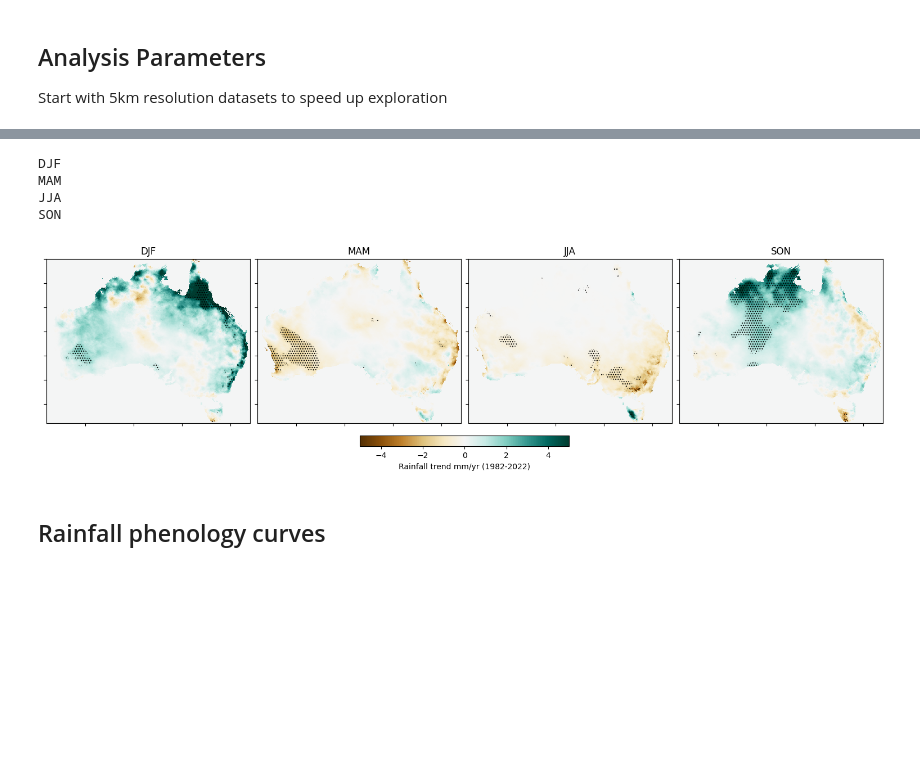
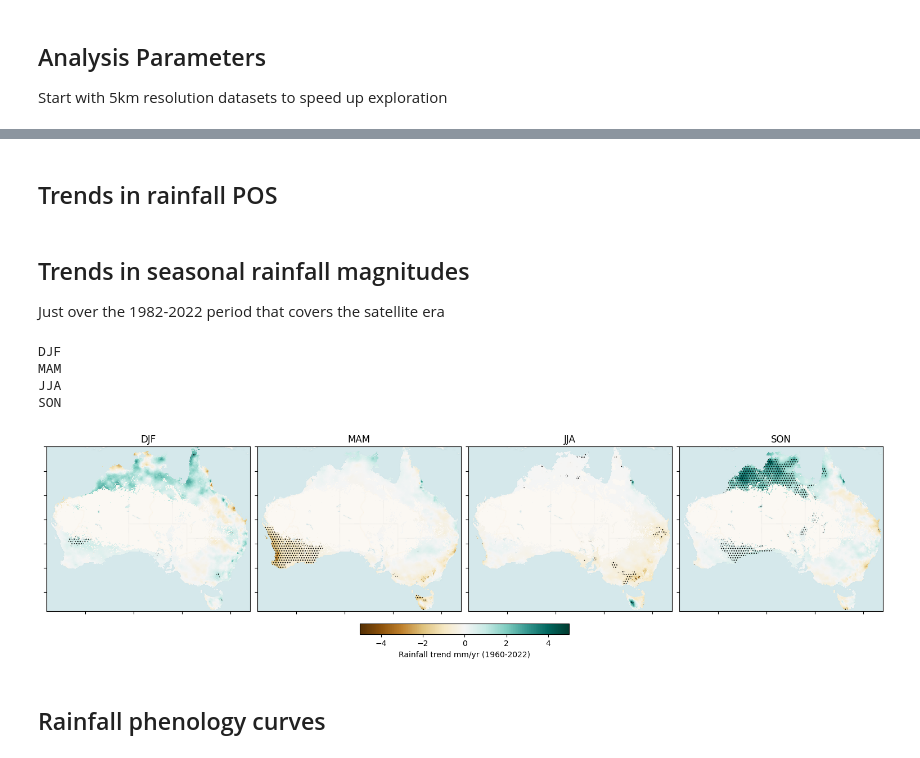
Before and after one commit to cbur24/climate-carbon-interactions, a Jupyter notebook: notebooks/analysis/Rainfall_trend_analysis.ipynb, the cells around one changed output, grey strips where cells are left out. Drawn from its saved outputs; the diff is of its cells as text; code cells hidden in the pictures; blank space fills up the shorter version.

```diff
--- a/notebooks/analysis/Rainfall_trend_analysis.ipynb
+++ b/notebooks/analysis/Rainfall_trend_analysis.ipynb
@@ -93,0 +248,2 @@ ds = ds.rename({'latitude':'y', 'longitude':'x'})
+# %% [markdown]
+## Trends in rainfall POS
@@ -94,5 +253,34 @@ ds = ds.rename({'latitude':'y', 'longitude':'x'})
+# %%
+def monthmax(da):
+    mask = da.isnull().all('time')
+    y = da.fillna(float(da.min() - 1))
+    return y.argmax(dim='time', skipna=True).where(~mask)
+
+xx = ds.groupby('time.year').map(monthmax)
+# %%
+pos_trends = Mann_Kendall_test(xx.rename({'year':'time'}),
+                               alpha=0.05,
+                               method='theilslopes'
+                              ).compute()
+# %%
+fig,ax = plt.subplots(1,1, figsize=(6,6), sharex=True, sharey=True, layout='constrained')
+
+    im = pos_trends.trend.plot(ax=a, add_labels=False, cmap='BrBG', robust=True, add_colorbar=False)
+    cb = fig.colorbar(im, ax=a, shrink=0.65, orientation='vertical', label='')
+    xr.plot.contourf(vpos_trends.trend.where(vpos_trends.signif), ax=a, alpha=0, hatches=['....'], add_colorbar=False)
+    ctx.add_basemap(a, source=ctx.providers.CartoDB.Voyager, crs='EPSG:4326', attribution='', attribution_size=1)
+    # a.set_title('Trend in rainfallPOS 1982-2022', fontsize=font)
+
+    a.set_yticklabels([])
+    a.set_ylabel('')
+    a.set_xlabel('')
+    a.set_xticklabels([]);
+# %% [markdown]
+## Trends in seasonal rainfall magnitudes
+
+Just over the 1982-2022 period that covers the satellite era
 # %%
-q_rain = ds.resample(time='Q-DEC', label='left').sum()
+q_rain = ds.sel(time=slice('1960','2022')).resample(time='Q-DEC', label='left').sum()
 # %%
 mask = xr.where(q_rain.mean('time')==0, 0, 1)
 q_rain = q_rain.where(mask)
@@ -115,20 +305,19 @@ SON
 # %%
 fig,ax = plt.subplots(1,4, figsize=(15,4),sharey=True, layout='constrained')
 for s, a in zip(["DJF", "MAM", "JJA", "SON"], ax.reshape(-1)):
-    im = res[s].trend.plot(ax=a, cmap='BrBG', vmin=-5, vmax=5, add_colorbar=False)
-    ctx.add_basemap(a, source=ctx.providers.CartoDB.Voyager, crs='EPSG:4326', attribution='', attribution_size=1)
+    im = res[s].trend.where(res[s].trend!=0).plot(ax=a, cmap='BrBG', vmin=-5, vmax=5, add_colorbar=False)
+    ctx.add_basemap(a, source=ctx.providers.CartoDB.VoyagerNoLabels, crs='EPSG:4326', attribution='', attribution_size=1)
     xr.plot.contourf(res[s].trend.where(res[s].signif), ax=a, alpha=0, hatches=['....'], add_colorbar=False)
     a.set_title(s)
     a.set_yticklabels([])
     a.set_ylabel('')
     a.set_xlabel('')
     a.set_xticklabels([]);
 
-cb = fig.colorbar(im, ax=ax, shrink=0.25, orientation='horizontal', label='Rainfall trend mm/yr (1982-2022)')
-# plt.tight_layout()
-# fig.savefig("/g/data/os22/chad_tmp/climate-carbon-interactions/results/figs/vPOS_"+var+"_per_pixel_trends.png", bbox_inches='tight', dpi=300)
+cb = fig.colorbar(im, ax=ax, shrink=0.25, orientation='horizontal', label='Rainfall trend mm/yr (1960-2022)')
+fig.savefig("/g/data/os22/chad_tmp/climate-carbon-interactions/results/figs/rainfall_seasonal_trends.png", bbox_inches='tight', dpi=300)
 # %% [output]
-[figure, old version]
+[figure, new version]
 # %% [markdown]
 ## Rainfall phenology curves
 # %% [markdown]
```
Also changed, not shown: parts of 37 cells of this notebook, 3 other files.
